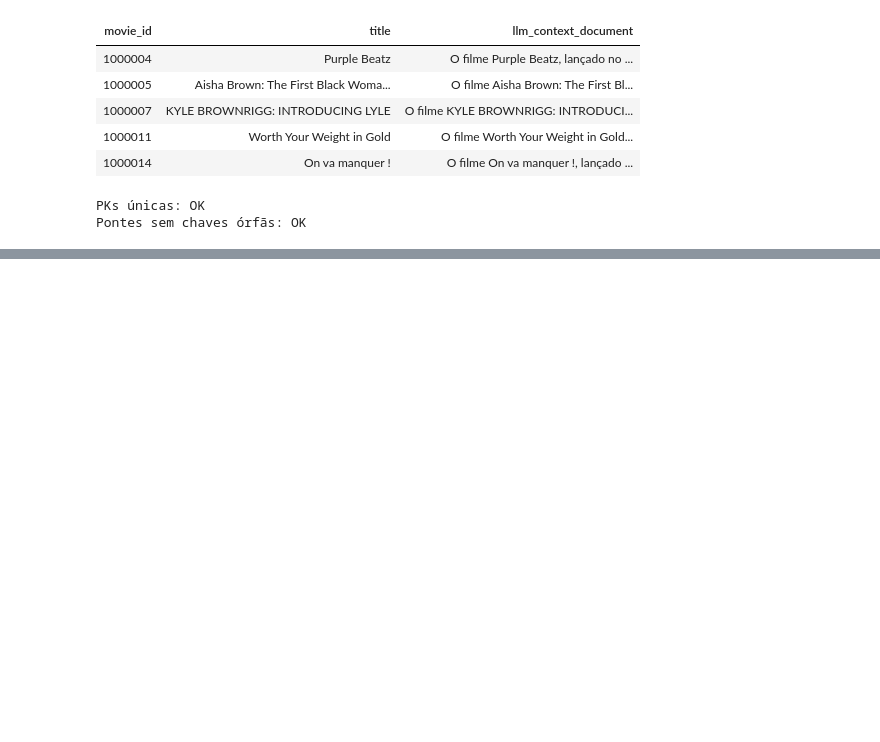
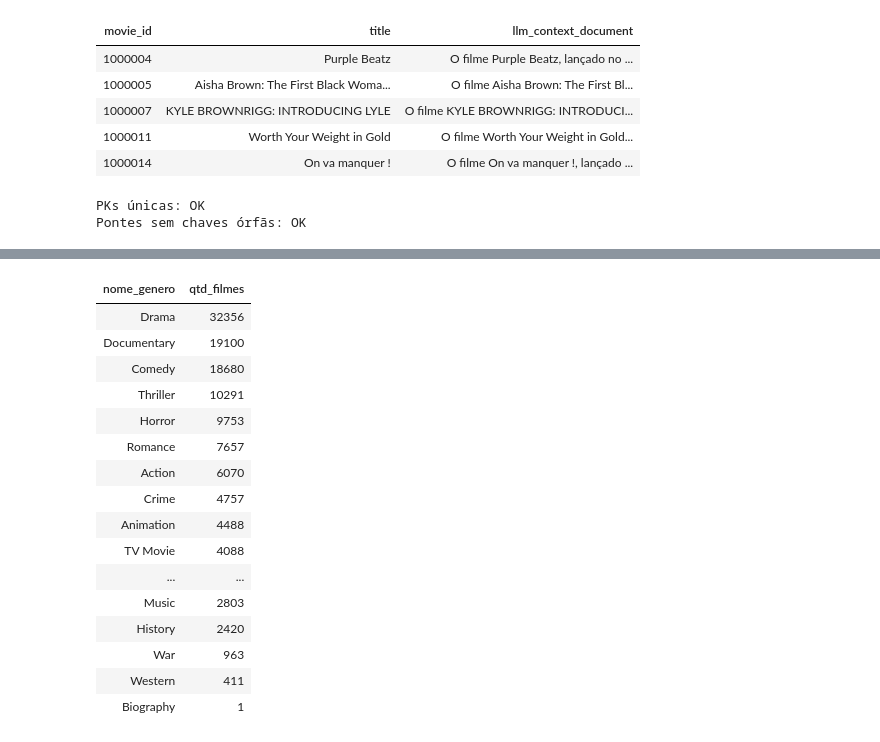
Before and after one commit to RyeiEstevan/CineData-Rocket_Lab, a Jupyter notebook: Notebooks/Silver_to_Gold.ipynb, the cells around one changed output, grey strips where cells are left out. Saved outputs shown, nothing was run; the diff lists cells and outputs as text; code cells hidden in the pictures; blank space fills up the shorter version.

```diff
--- a/Notebooks/Silver_to_Gold.ipynb
+++ b/Notebooks/Silver_to_Gold.ipynb
@@ -301,0 +328,27 @@ Pontes sem chaves órfãs: OK
+# %%
+# Pergunta 3 — Quantidade de filmes por gênero (do maior para o menor)
+display(spark.sql("""
+    SELECT g.nome_genero, COUNT(DISTINCT b.sk_movie_id) AS qtd_filmes
+    FROM gold.bridge_movie_genre b
+    JOIN gold.dim_genres g ON g.sk_genre_id = b.sk_genre_id
+    GROUP BY g.nome_genero
+    ORDER BY qtd_filmes DESC
+"""))
+# %% [output]
+| nome_genero | qtd_filmes |
+| Drama | 32356 |
+| Documentary | 19100 |
+| Comedy | 18680 |
+| Thriller | 10291 |
+| Horror | 9753 |
+| Romance | 7657 |
+| Action | 6070 |
+| Crime | 4757 |
+| Animation | 4488 |
+| TV Movie | 4088 |
+| ... | ... |
+| Music | 2803 |
+| History | 2420 |
+| War | 963 |
+| Western | 411 |
+| Biography | 1 |
```
Also changed, not shown: parts of 6 cells of this notebook, 1 other file.
